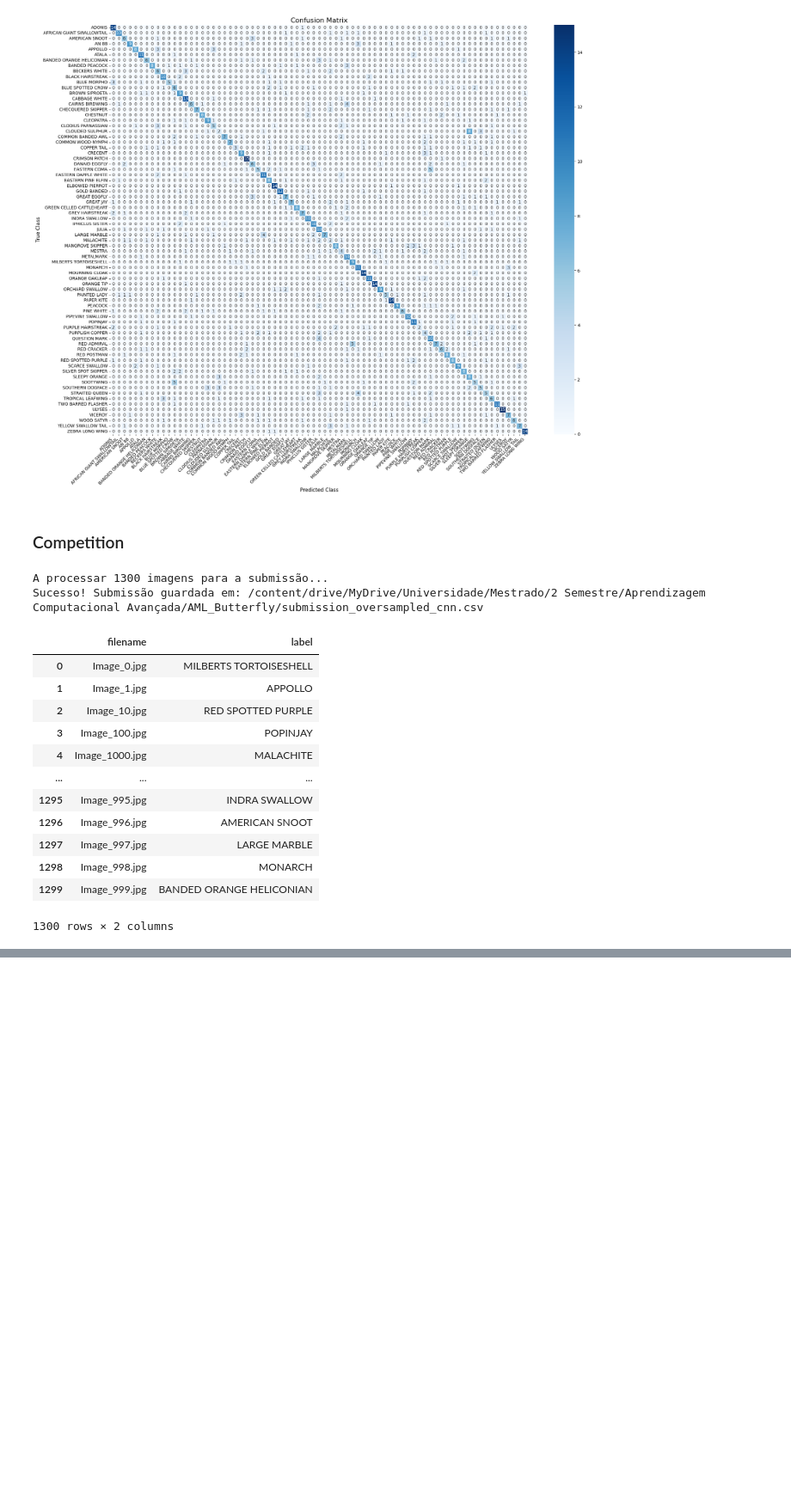
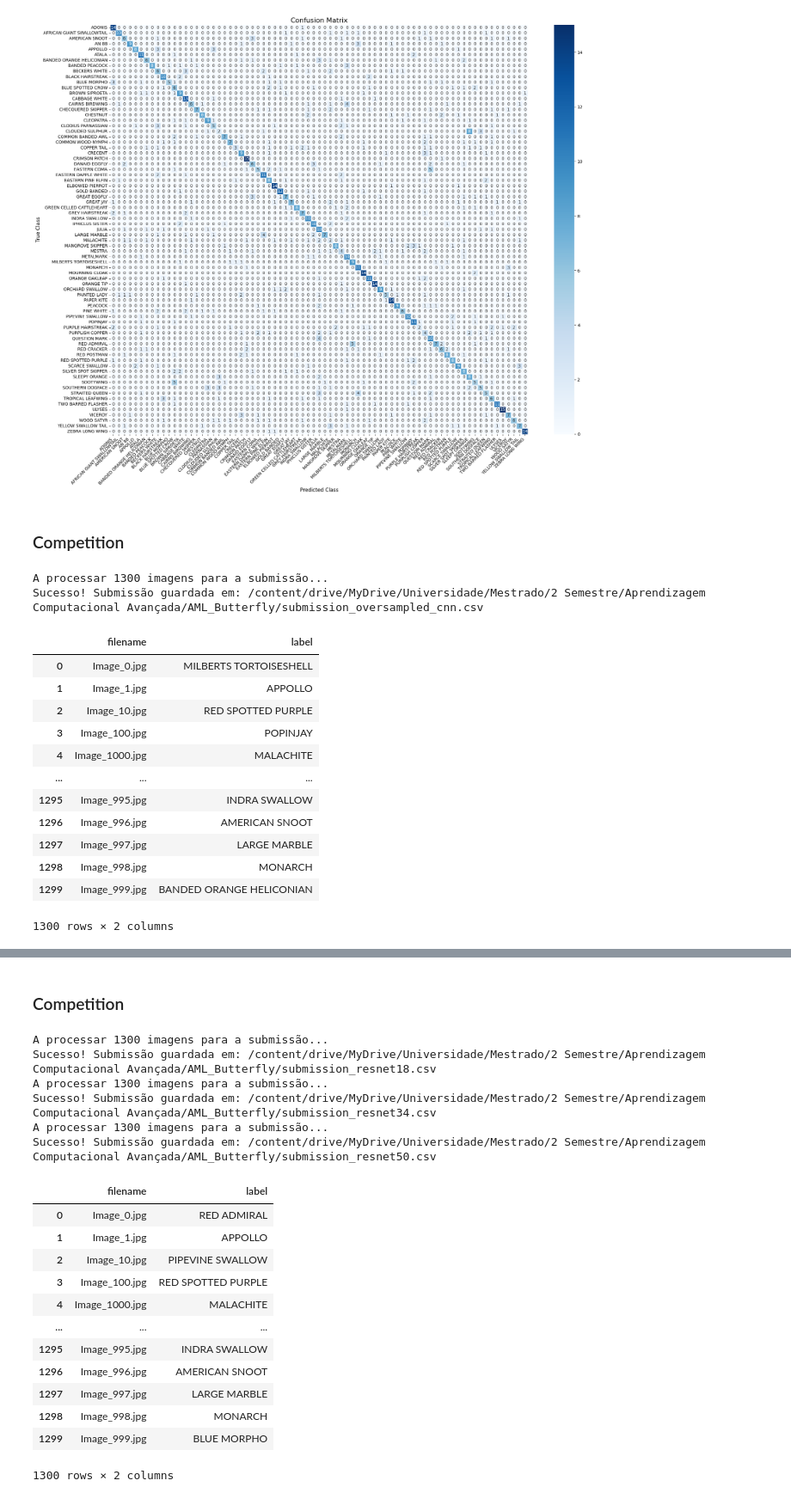
Before and after one commit to Tuco711/AML_Butterfly, a Jupyter notebook: TP1-students.ipynb, the cells around one changed output, grey strips where cells are left out. Shown at 86% size. Cells and saved outputs as stored; diff of their text form; code cells hidden in the pictures; blank space fills up the shorter version.

Commit message:
add: resnets

```diff
--- a/TP1-students.ipynb
+++ b/TP1-students.ipynb
@@ -534,6 +536,25 @@ oversampled_val_loader = data.DataLoader(oversampled_val_dataset, batch_size=BAT
 oversampled_test_dataset = ButterflyDataset(df=over_test_df, img_dir=img_dir, transform=data_transform)
 oversampled_test_loader = data.DataLoader(oversampled_test_dataset, batch_size=BATCH_SIZE, shuffle=False)
 
+#* =================================== ResNet DATASET ===================================
+# Tranformations specific for ResNet (resize to 224x224 and normalize with ImageNet stats)
+resnet_transforms = transforms.Compose([
+    transforms.Resize((224, 224)),
+    transforms.ToTensor(),
+    # A ResNet exige esta normalização exata do ImageNet:
+    transforms.Normalize(mean=[0.485, 0.456, 0.406], std=[0.229, 0.224, 0.225])
+])
+# Training
+res_train_dataset = ButterflyDataset(df=train_df, img_dir=img_dir, transform=resnet_transforms)
+res_train_loader = data.DataLoader(res_train_dataset, batch_size=BATCH_SIZE, sampler=sampler)
+
+# Validation
+res_val_dataset = ButterflyDataset(df=val_df, img_dir=img_dir, transform=resnet_transforms)
+res_val_loader = data.DataLoader(res_val_dataset, batch_size=BATCH_SIZE, shuffle=False)
+
+# Test
+res_test_dataset = ButterflyDataset(df=test_df, img_dir=img_dir, transform=resnet_transforms)
+res_test_loader = data.DataLoader(res_test_dataset, batch_size=BATCH_SIZE, shuffle=False)
 #* ============================== COMPETITION TEST DATASET ==============================
 test_img_dir = Path('/content/dataset_local/test')
 # %% [output]
@@ -1449,0 +1772,56 @@ Sucesso! Submissão guardada em: /content/drive/MyDrive/Universidade/Mestrado/2
+# %% [markdown]
+### Competition
+# %%
+models_dir = os.path.join(os.path.dirname(path), 'models')
+
+loaded_resnet18_checkpoint = torch.load(os.path.join(models_dir, 'best_resnet18_model.pth'), map_location=device)
+loaded_resnet18_model = ButterflyResNet18(**loaded_resnet18_checkpoint['best_config']['architecture']).to(device)
+loaded_resnet18_model.load_state_dict(loaded_resnet18_checkpoint['model_weights'])
+
+generate_kaggle_submission(model=loaded_resnet18_model,
+                           test_dir=test_img_dir,
+                           transform=resnet_transforms,
+                           class_names=test_dataset.classes,
+                           device=device,
+                           save_name='submission_resnet18.csv')
+
+loaded_resnet34_checkpoint = torch.load(os.path.join(models_dir, 'best_resnet34_model.pth'), map_location=device)
+loaded_resnet34_model = ButterflyResNet34(**loaded_resnet34_checkpoint['best_config']['architecture']).to(device)
+loaded_resnet34_model.load_state_dict(loaded_resnet34_checkpoint['model_weights'])
+
+generate_kaggle_submission(model=loaded_resnet34_model,
+                           test_dir=test_img_dir,
+                           transform=resnet_transforms,
+                           class_names=test_dataset.classes,
+                           device=device,
+                           save_name='submission_resnet34.csv')
+
+loaded_resnet50_checkpoint = torch.load(os.path.join(models_dir, 'best_resnet50_model.pth'), map_location=device)
+loaded_resnet50_model = ButterflyResNet50(**loaded_resnet50_checkpoint['best_config']['architecture']).to(device)
+loaded_resnet50_model.load_state_dict(loaded_resnet50_checkpoint['model_weights'])
+generate_kaggle_submission(model=loaded_resnet50_model,
+                           test_dir=test_img_dir,
+                           transform=resnet_transforms,
+                           class_names=test_dataset.classes,
+                           device=device,
+                        save_name='submission_resnet50.csv')
+# %% [output]
+A processar 1300 imagens para a submissão...
+Sucesso! Submissão guardada em: /content/drive/MyDrive/Universidade/Mestrado/2 Semestre/Aprendizagem Computacional Avançada/AML_Butterfly/submission_resnet18.csv
+A processar 1300 imagens para a submissão...
+Sucesso! Submissão guardada em: /content/drive/MyDrive/Universidade/Mestrado/2 Semestre/Aprendizagem Computacional Avançada/AML_Butterfly/submission_resnet34.csv
+A processar 1300 imagens para a submissão...
+Sucesso! Submissão guardada em: /content/drive/MyDrive/Universidade/Mestrado/2 Semestre/Aprendizagem Computacional Avançada/AML_Butterfly/submission_resnet50.csv
+|  | filename | label |
+| 0 | Image_0.jpg | RED ADMIRAL |
+| 1 | Image_1.jpg | APPOLLO |
+| 2 | Image_10.jpg | PIPEVINE SWALLOW |
+| 3 | Image_100.jpg | RED SPOTTED PURPLE |
+| 4 | Image_1000.jpg | MALACHITE |
+| ... | ... | ... |
+| 1295 | Image_995.jpg | INDRA SWALLOW |
+| 1296 | Image_996.jpg | AMERICAN SNOOT |
+| 1297 | Image_997.jpg | LARGE MARBLE |
+| 1298 | Image_998.jpg | MONARCH |
+| 1299 | Image_999.jpg | BLUE MORPHO |
+1300 rows × 2 columns
```
Also changed, not shown: parts of 14 cells of this notebook, 6 other files.
